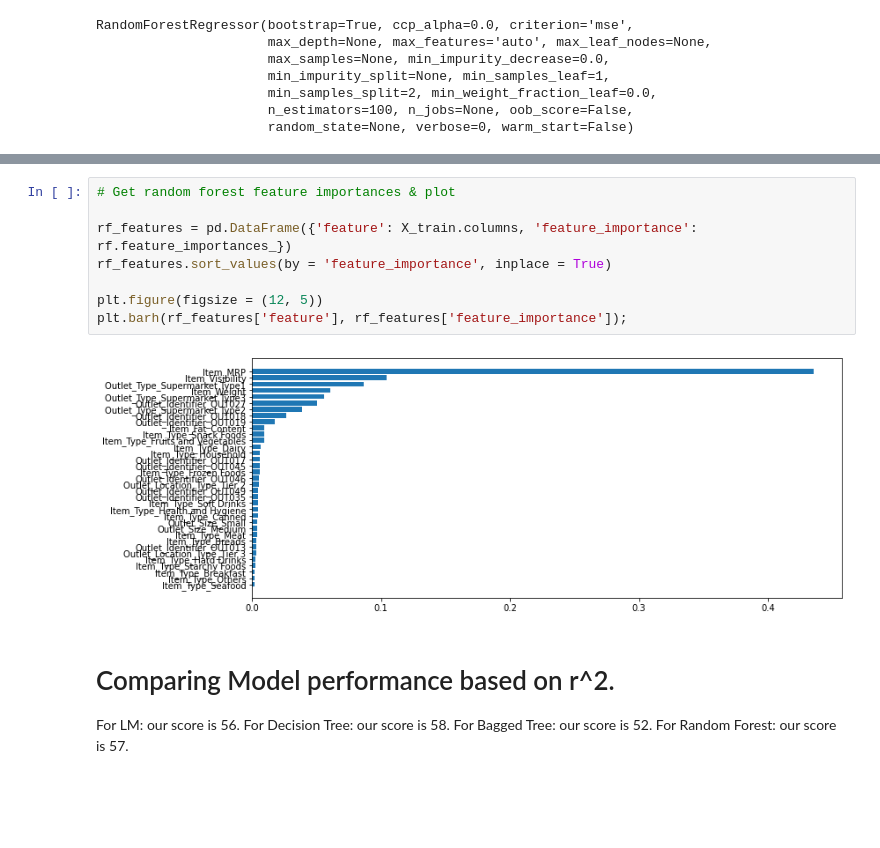
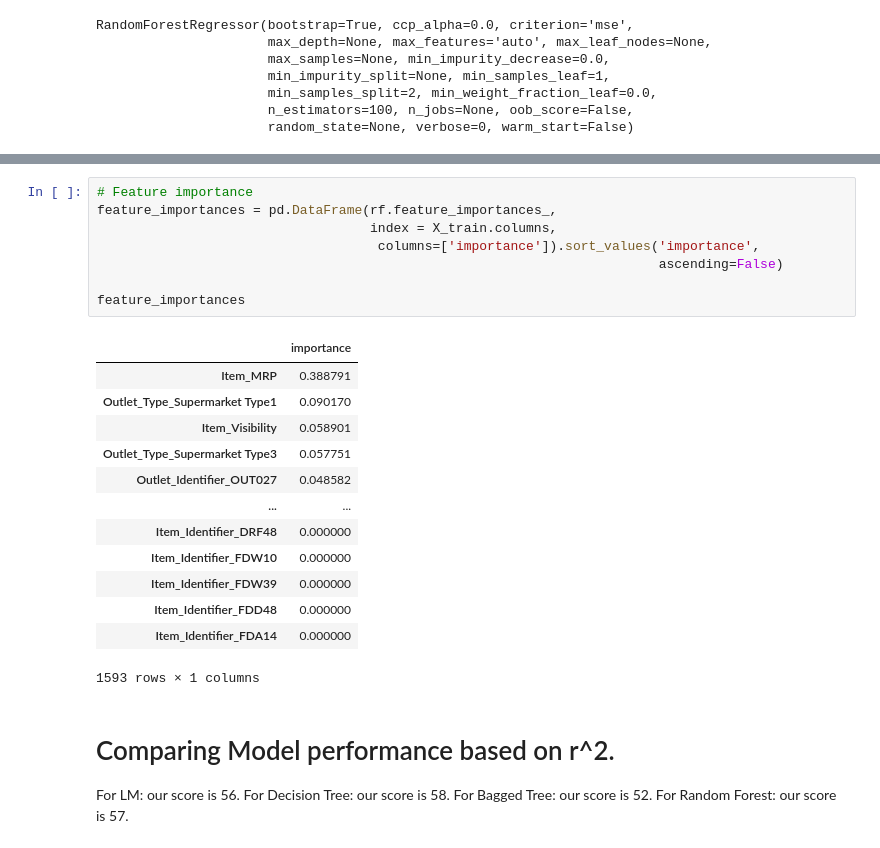
Before and after one commit to aaguil8a/sales_predictions, a Jupyter notebook: sales_predictionsipynb.ipynb, the cells around one changed output, grey strips where cells are left out. Drawn from its saved outputs; the diff is of its cells as text; blank space fills up the shorter version.

```diff
--- a/sales_predictionsipynb.ipynb
+++ b/sales_predictionsipynb.ipynb
@@ -548,13 +550,25 @@ Testing RMSE: 1113.0713829019826
-# %%
-# Get random forest feature importances & plot
-
-rf_features = pd.DataFrame({'feature': X_train.columns, 'feature_importance': rf.feature_importances_})
-rf_features.sort_values(by = 'feature_importance', inplace = True)
-
-plt.figure(figsize = (12, 5))
-plt.barh(rf_features['feature'], rf_features['feature_importance']);
-# %% [output]
-[figure, removed]
+# %%
+# Feature importance
+feature_importances = pd.DataFrame(rf.feature_importances_,
+                                   index = X_train.columns,
+                                    columns=['importance']).sort_values('importance',
+                                                                        ascending=False)
+
+feature_importances
+# %% [output]
+|  | importance |
+| Item_MRP | 0.388791 |
+| Outlet_Type_Supermarket Type1 | 0.090170 |
+| Item_Visibility | 0.058901 |
+| Outlet_Type_Supermarket Type3 | 0.057751 |
+| Outlet_Identifier_OUT027 | 0.048582 |
+| ... | ... |
+| Item_Identifier_DRF48 | 0.000000 |
+| Item_Identifier_FDW10 | 0.000000 |
+| Item_Identifier_FDW39 | 0.000000 |
+| Item_Identifier_FDD48 | 0.000000 |
+| Item_Identifier_FDA14 | 0.000000 |
+1593 rows × 1 columns
 # %% [markdown]
 # Comparing Model performance based on r^2.
 
```
Also changed, not shown: parts of 22 cells of this notebook.
